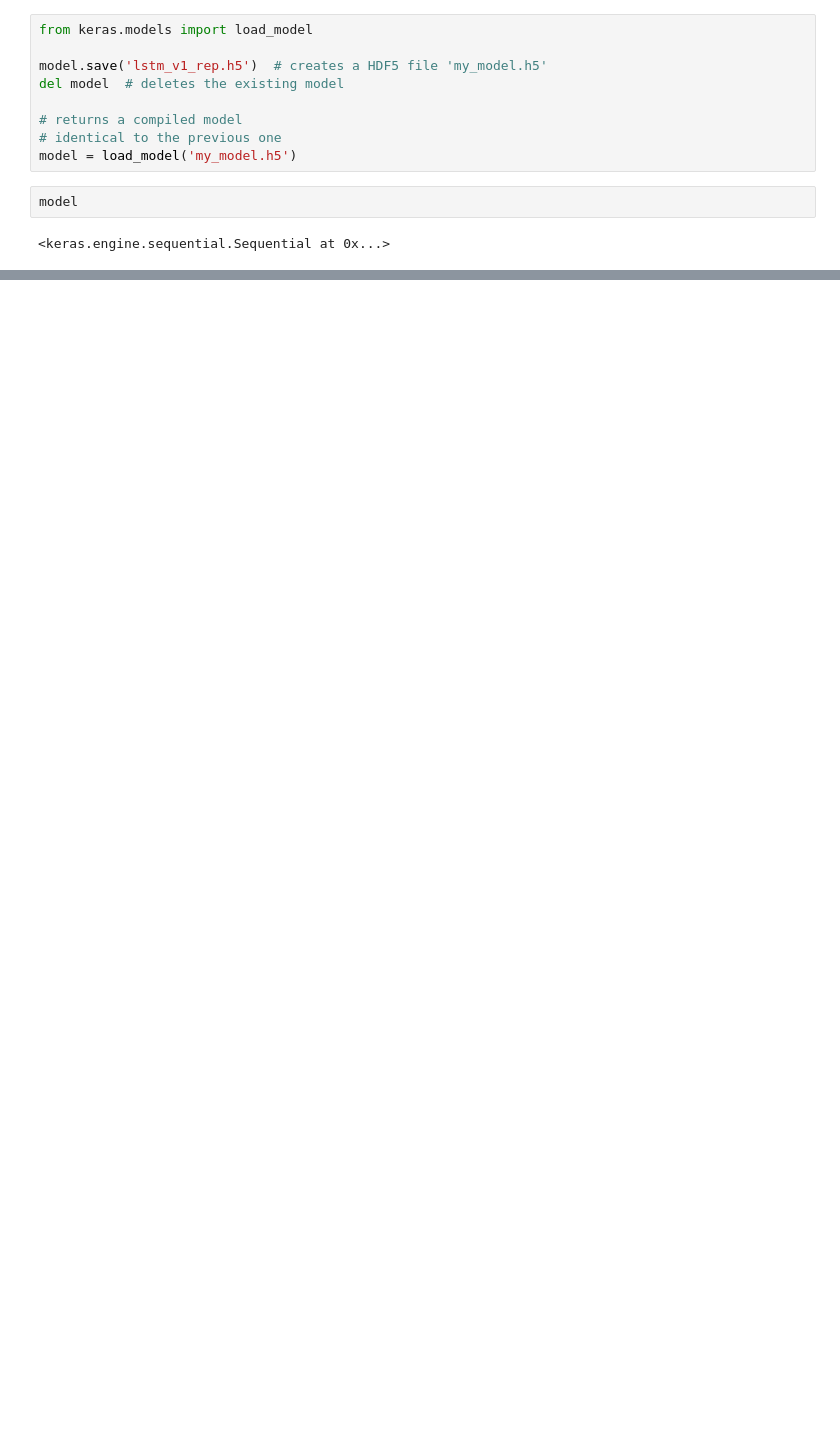
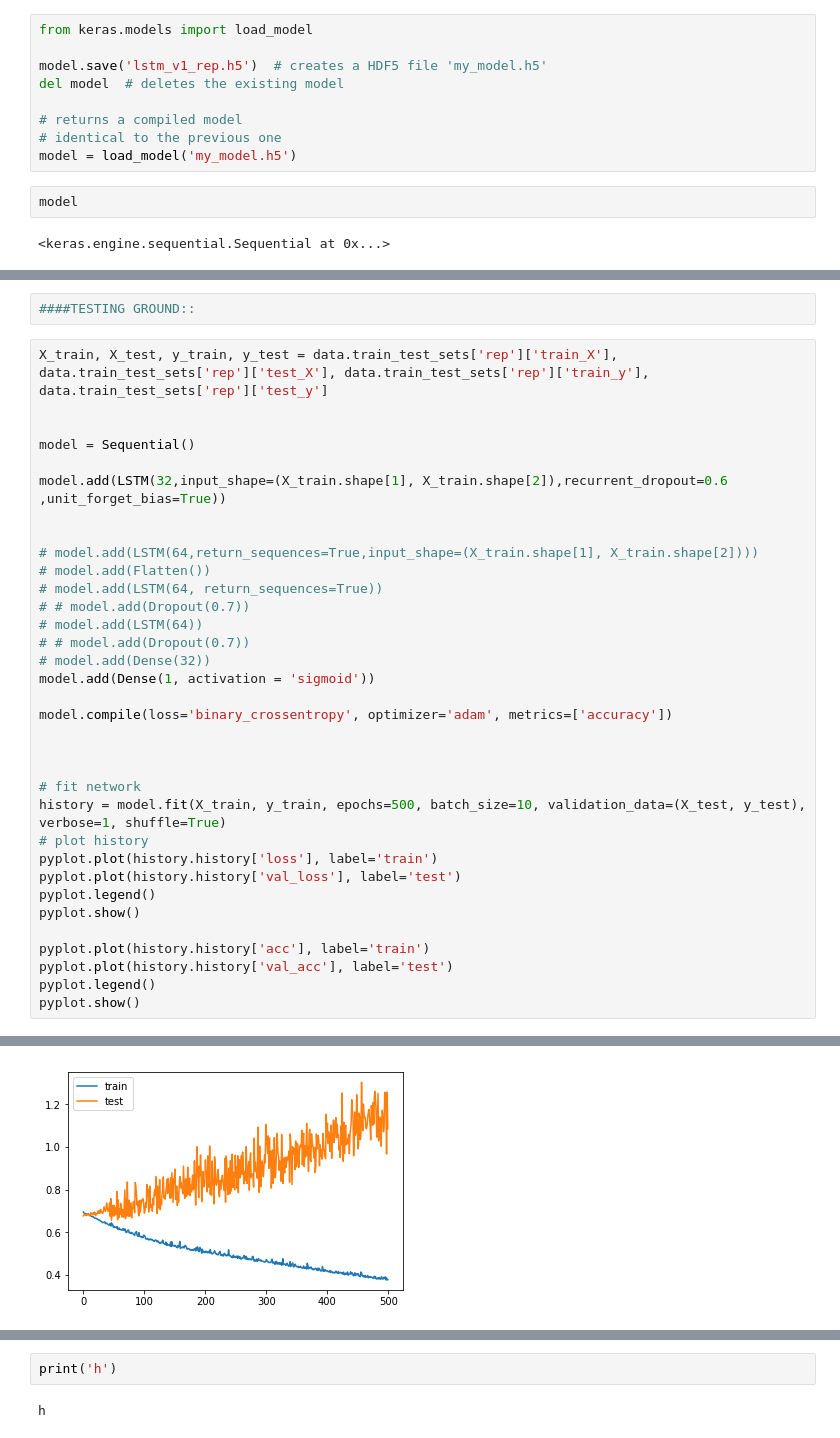
Before and after one commit to ed-creator/cryptoml, a Jupyter notebook: initial_model_comparison.ipynb, the cells around one changed output, grey strips where cells are left out. Saved outputs shown, nothing was run; the diff lists cells and outputs as text; blank space fills up the shorter version.

```diff
--- a/initial_model_comparison.ipynb
+++ b/initial_model_comparison.ipynb
@@ -268,0 +340,37 @@ model
+# %%
+####TESTING GROUND::
+# %%
+X_train, X_test, y_train, y_test = data.train_test_sets['rep']['train_X'], data.train_test_sets['rep']['test_X'], data.train_test_sets['rep']['train_y'], data.train_test_sets['rep']['test_y']
+
+
+model = Sequential()
+
+model.add(LSTM(32,input_shape=(X_train.shape[1], X_train.shape[2]),recurrent_dropout=0.6 ,unit_forget_bias=True))
+
+
+# model.add(LSTM(64,return_sequences=True,input_shape=(X_train.shape[1], X_train.shape[2])))
+# model.add(Flatten())
+# model.add(LSTM(64, return_sequences=True))
+# # model.add(Dropout(0.7))
+# model.add(LSTM(64))
+# # model.add(Dropout(0.7))
+# model.add(Dense(32))
+model.add(Dense(1, activation = 'sigmoid'))
+
+model.compile(loss='binary_crossentropy', optimizer='adam', metrics=['accuracy'])
+
+
+
+# fit network
+history = model.fit(X_train, y_train, epochs=500, batch_size=10, validation_data=(X_test, y_test), verbose=1, shuffle=True)
+# plot history
+pyplot.plot(history.history['loss'], label='train')
+pyplot.plot(history.history['val_loss'], label='test')
+pyplot.legend()
+pyplot.show()
+
+pyplot.plot(history.history['acc'], label='train')
+pyplot.plot(history.history['val_acc'], label='test')
+pyplot.legend()
+pyplot.show()
+# %% [output]
@@ -268,0 +394 @@ model
+[figure, added]
@@ -268,0 +396,4 @@ model
+# %%
+print('h')
+# %% [output]
+h
```
Also changed, not shown: parts of 10 cells of this notebook, 12 other files.
